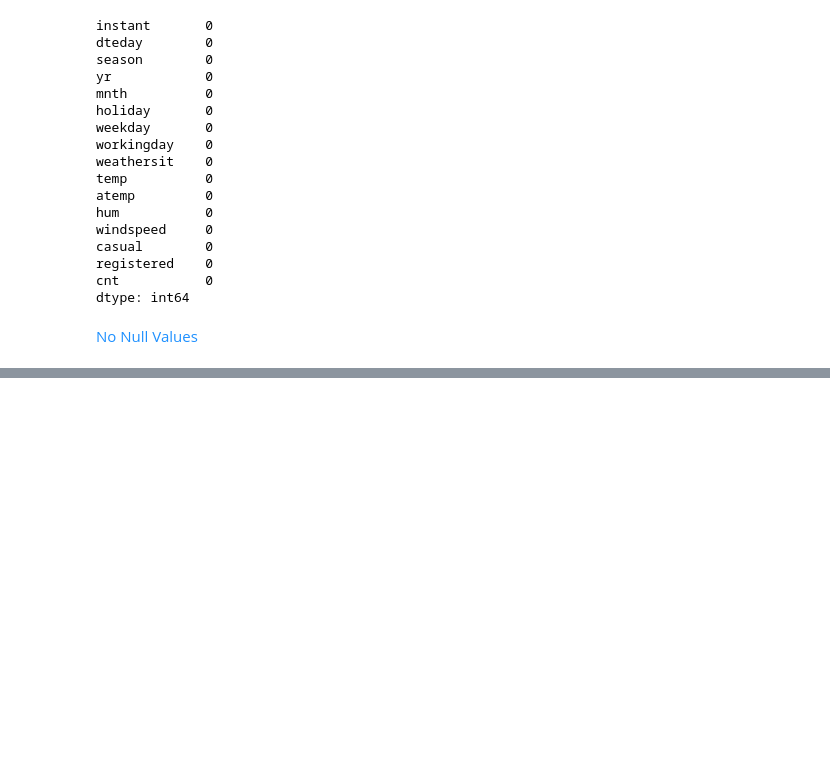
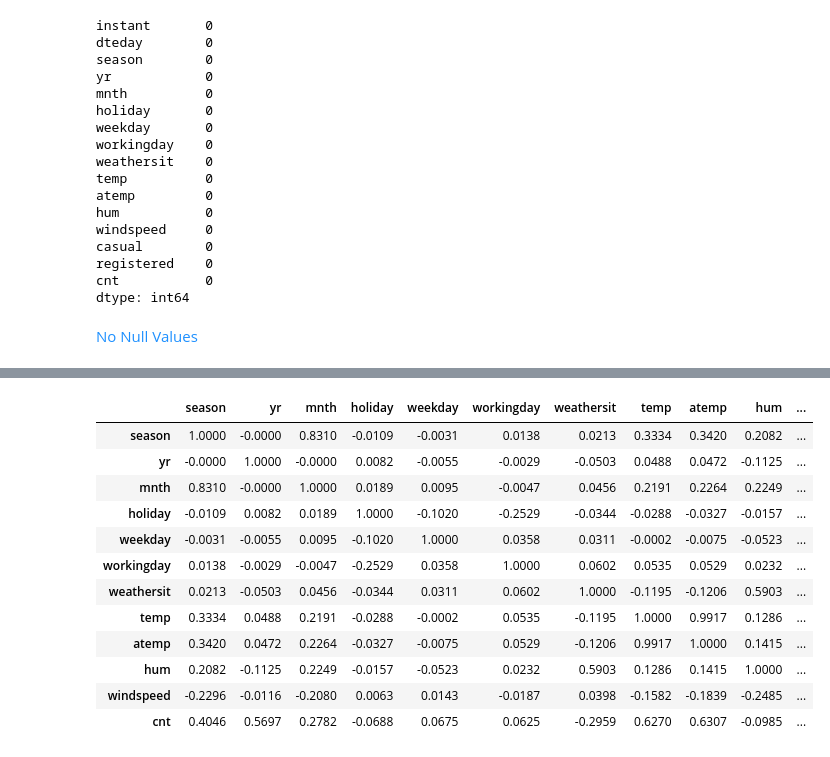
Before and after one commit to taruj/BikeSharing_Assignment, a Jupyter notebook: BikeSharing_Assignment.ipynb, the cells around one changed output, grey strips where cells are left out. Cells and saved outputs as stored; diff of their text form; code cells hidden in the pictures; blank space fills up the shorter version.

```diff
--- a/BikeSharing_Assignment.ipynb
+++ b/BikeSharing_Assignment.ipynb
@@ -125,0 +146,8 @@ dtype: int64
+# %%
+bike_data.drop(['instant'],axis=1,inplace=True)
+# %%
+bike_data.drop(['dteday'],axis=1,inplace=True)
+# %%
+bike_data.drop(['casual'],axis=1,inplace=True)
+# %%
+bike_data.drop(['registered'],axis=1,inplace=True)
@@ -125,0 +179,16 @@ dtype: int64
+# %%
+bike_data.corr()
+# %% [output]
+|  | season | yr | mnth | holiday | weekday | workingday | weathersit | temp | atemp | hum | ... |
+| season | 1.0000 | -0.0000 | 0.8310 | -0.0109 | -0.0031 | 0.0138 | 0.0213 | 0.3334 | 0.3420 | 0.2082 | ... |
+| yr | -0.0000 | 1.0000 | -0.0000 | 0.0082 | -0.0055 | -0.0029 | -0.0503 | 0.0488 | 0.0472 | -0.1125 | ... |
+| mnth | 0.8310 | -0.0000 | 1.0000 | 0.0189 | 0.0095 | -0.0047 | 0.0456 | 0.2191 | 0.2264 | 0.2249 | ... |
+| holiday | -0.0109 | 0.0082 | 0.0189 | 1.0000 | -0.1020 | -0.2529 | -0.0344 | -0.0288 | -0.0327 | -0.0157 | ... |
+| weekday | -0.0031 | -0.0055 | 0.0095 | -0.1020 | 1.0000 | 0.0358 | 0.0311 | -0.0002 | -0.0075 | -0.0523 | ... |
+| workingday | 0.0138 | -0.0029 | -0.0047 | -0.2529 | 0.0358 | 1.0000 | 0.0602 | 0.0535 | 0.0529 | 0.0232 | ... |
+| weathersit | 0.0213 | -0.0503 | 0.0456 | -0.0344 | 0.0311 | 0.0602 | 1.0000 | -0.1195 | -0.1206 | 0.5903 | ... |
+| temp | 0.3334 | 0.0488 | 0.2191 | -0.0288 | -0.0002 | 0.0535 | -0.1195 | 1.0000 | 0.9917 | 0.1286 | ... |
+| atemp | 0.3420 | 0.0472 | 0.2264 | -0.0327 | -0.0075 | 0.0529 | -0.1206 | 0.9917 | 1.0000 | 0.1415 | ... |
+| hum | 0.2082 | -0.1125 | 0.2249 | -0.0157 | -0.0523 | 0.0232 | 0.5903 | 0.1286 | 0.1415 | 1.0000 | ... |
+| windspeed | -0.2296 | -0.0116 | -0.2080 | 0.0063 | 0.0143 | -0.0187 | 0.0398 | -0.1582 | -0.1839 | -0.2485 | ... |
+| cnt | 0.4046 | 0.5697 | 0.2782 | -0.0688 | 0.0675 | 0.0625 | -0.2959 | 0.6270 | 0.6307 | -0.0985 | ... |
```
Also changed, not shown: parts of 7 cells of this notebook.
